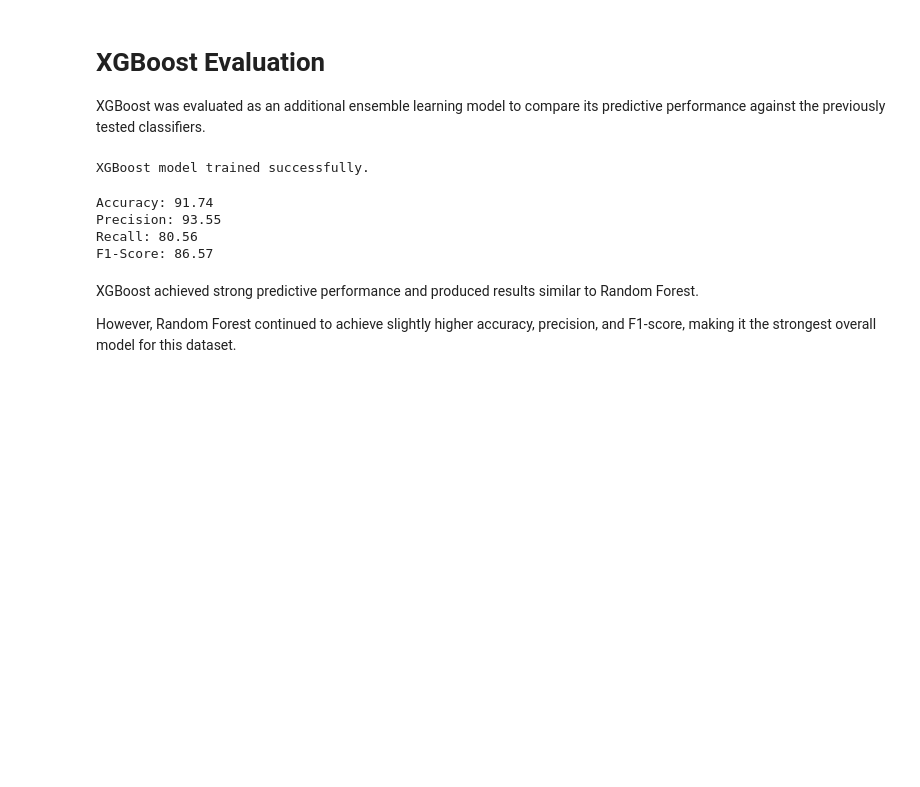
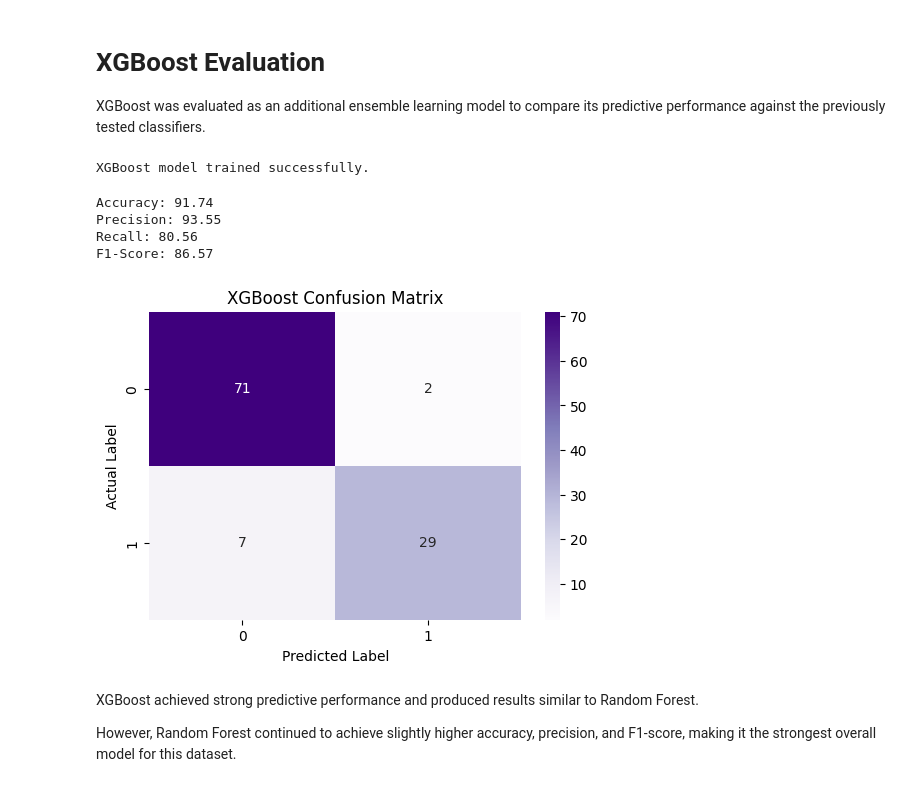
Before and after one commit to Benita2004/Pcos-Xai-Dissertation, a Jupyter notebook: notebooks/03_model_training.ipynb, the cells around one changed output. Cells and saved outputs as stored; diff of their text form; code cells hidden in the pictures; blank space fills up the shorter version.

Commit message:
Added XGBoost confusion matix

```diff
--- a/notebooks/03_model_training.ipynb
+++ b/notebooks/03_model_training.ipynb
@@ -494,6 +494,30 @@ Accuracy: 91.74
 Precision: 93.55
 Recall: 80.56
 F1-Score: 86.57
+# %%
+# XGBoost Confusion Matrix
+# Generate confusion matrix
+cm_xgb = confusion_matrix(y_test, y_pred_xgb)
+
+# Create heatmap visualisation
+plt.figure(figsize=(6,4))
+
+sns.heatmap(
+    cm_xgb,
+    annot=True,
+    fmt='d',
+    cmap='Purples'
+)
+
+# Add labels and title
+plt.xlabel("Predicted Label")
+plt.ylabel("Actual Label")
+plt.title("XGBoost Confusion Matrix")
+
+# Display plot
+plt.show()
+# %% [output]
+[figure, added]
 # %% [markdown]
 
 XGBoost achieved strong predictive performance and produced results similar to Random Forest.
```
